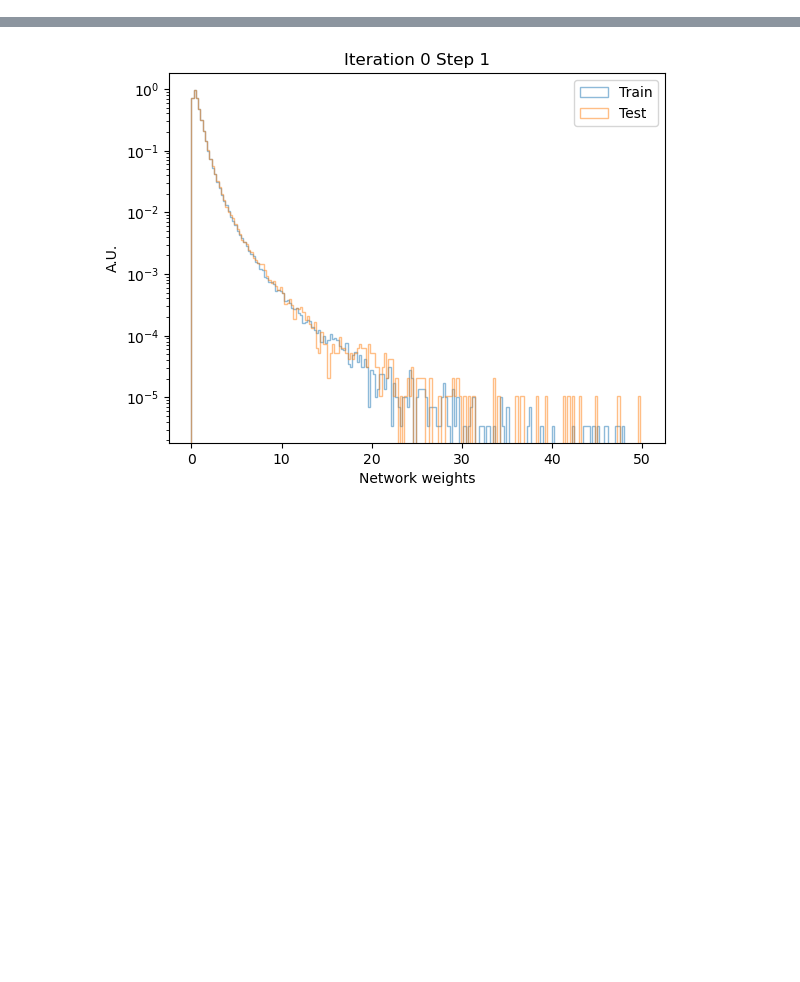
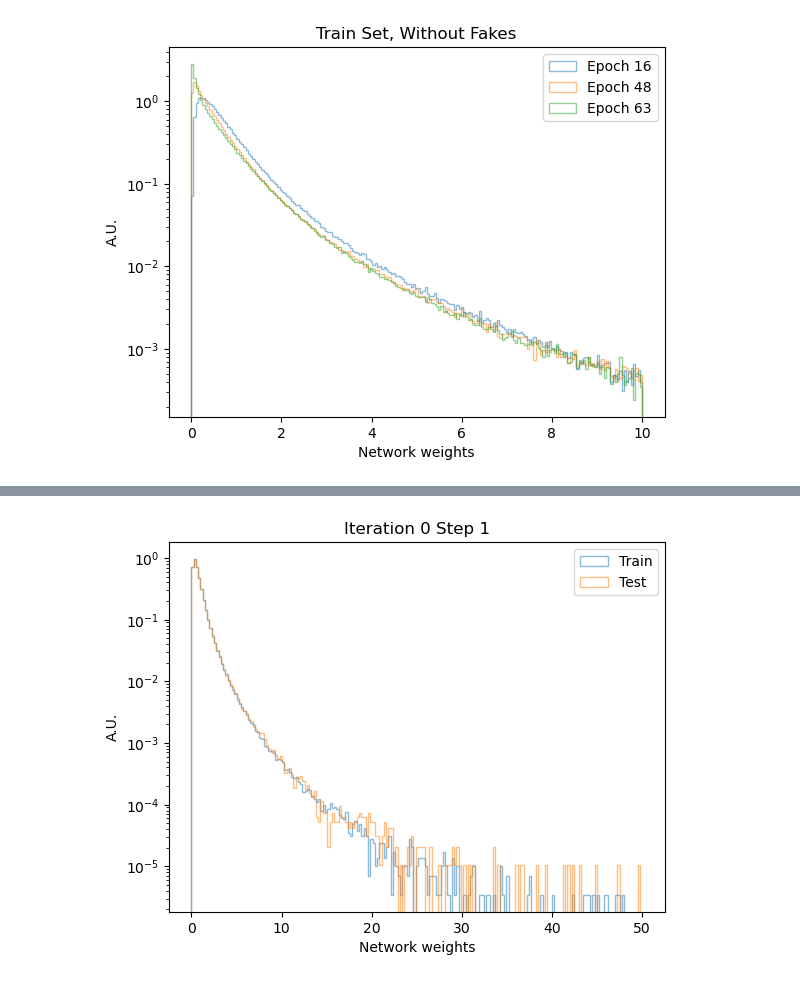
Before and after one commit to kgreif24/zjets_omnifold, a Jupyter notebook: experiments/plot_weights.ipynb, the cells around one changed output, grey strips where cells are left out. Cells and saved outputs as stored; diff of their text form; code cells hidden in the pictures; blank space fills up the shorter version.

```diff
--- a/experiments/plot_weights.ipynb
+++ b/experiments/plot_weights.ipynb
@@ -128,0 +98,14 @@ plt.show()
+# %%
+bins = np.linspace(0, 10, 200)
+plt.hist(e16_train, bins=bins, density=True, histtype='step', label='Epoch 16', alpha=0.5)
+plt.hist(e48_train, bins=bins, density=True, histtype='step', label='Epoch 48', alpha=0.5)
+plt.hist(e63_train, bins=bins, density=True, histtype='step', label='Epoch 63', alpha=0.5)
+plt.yscale('log')
+# plt.xscale('log')
+plt.ylabel('A.U.')
+plt.xlabel('Network weights')
+plt.title('Train Set, Without Fakes')
+plt.legend()
+plt.show()
+# %% [output]
+[figure, added]
```
Also changed, not shown: parts of 14 cells of this notebook, 4 other files.
